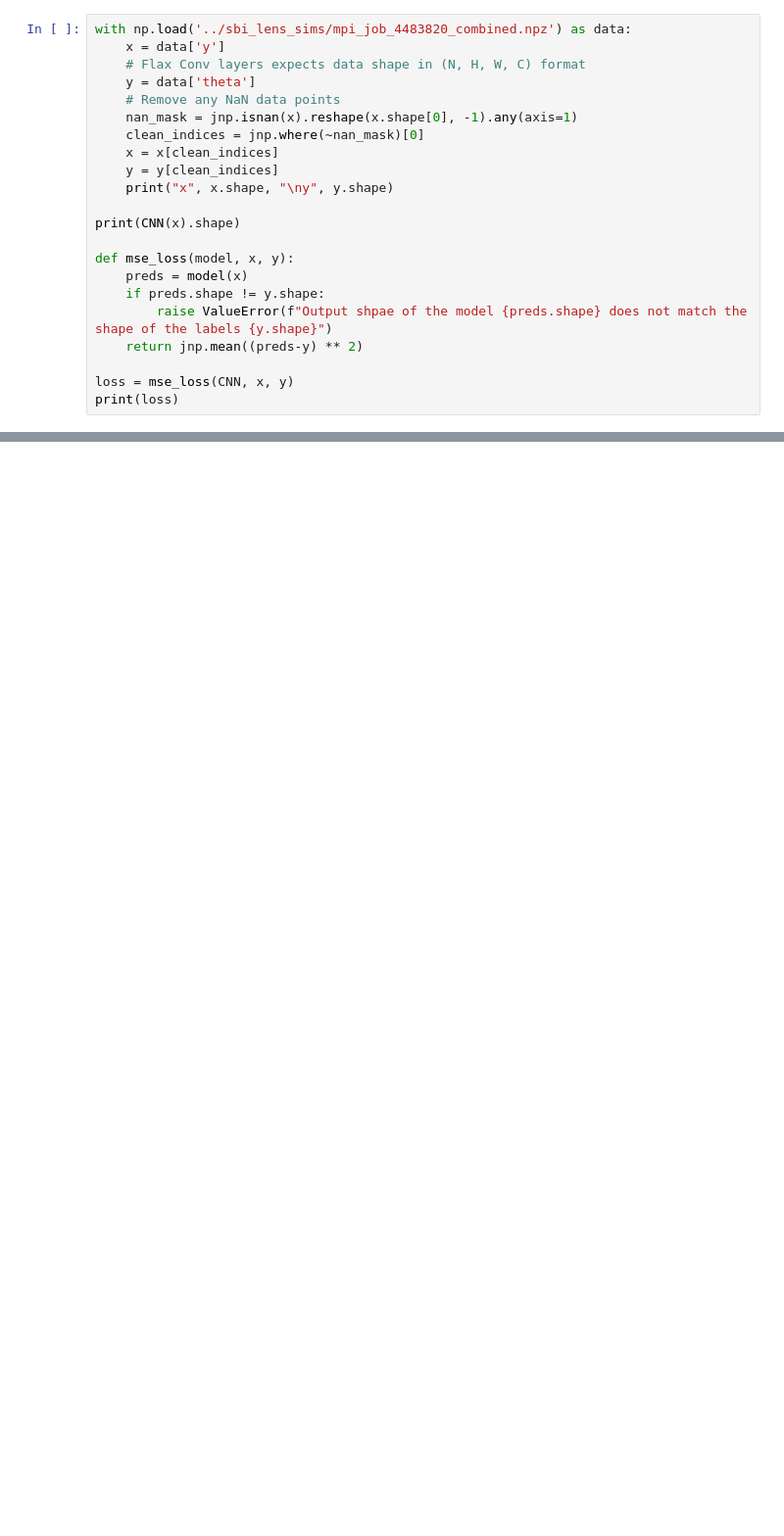
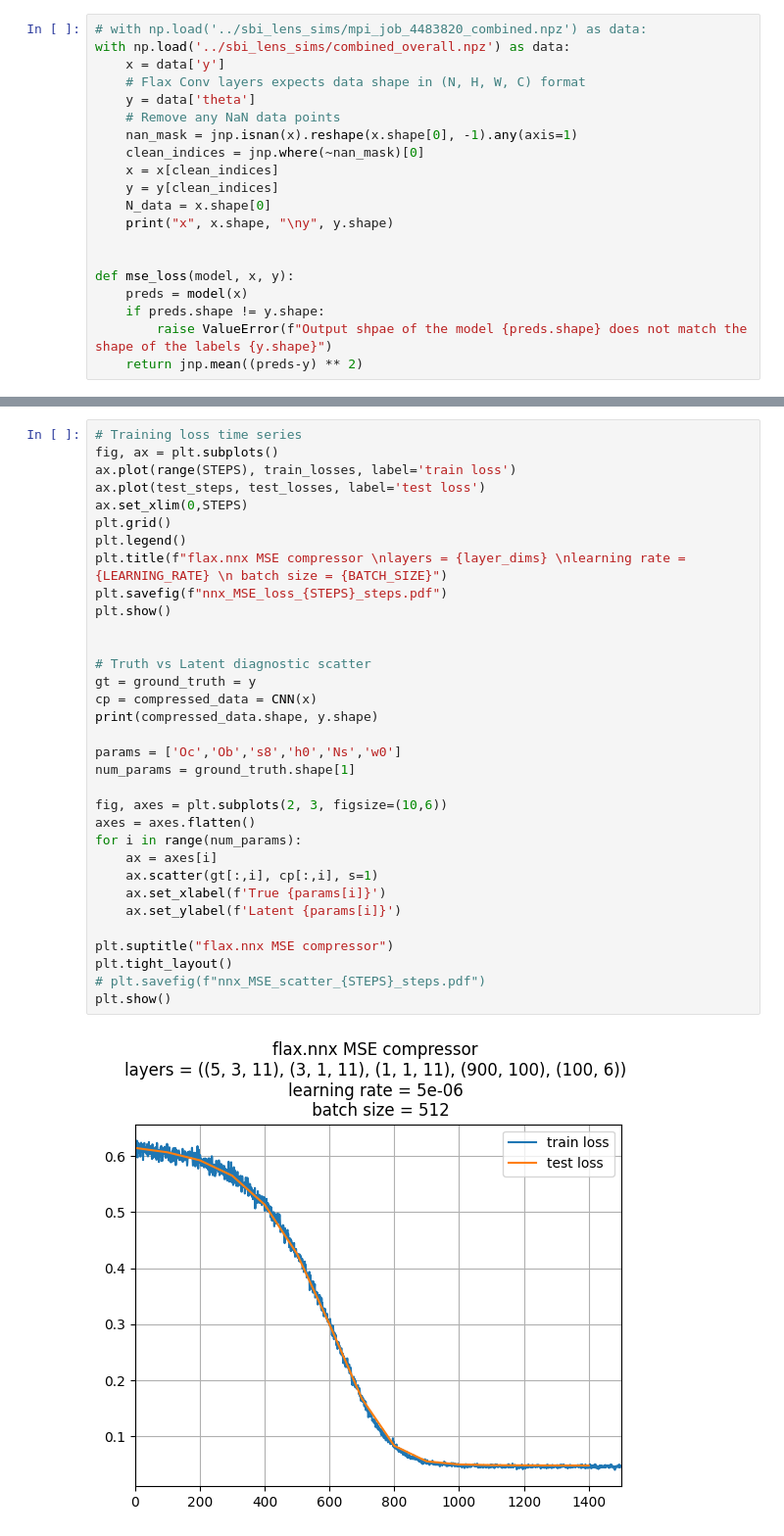
Before and after one commit to brian-chiang-git/sbi-compression, a Jupyter notebook: examples/nnx_build_nn.ipynb, the cells around one changed output, grey strips where cells are left out. Shown at 98% size. Cells and saved outputs as stored; diff of their text form; blank space fills up the shorter version.

```diff
--- a/examples/nnx_build_nn.ipynb
+++ b/examples/nnx_build_nn.ipynb
@@ -234,5 +218,6 @@ NN_Build( # Param: 203,172 (812.7 KB), RngState: 2 (12 B), Total: 203,174 (812.7
 # %%
-with np.load('../sbi_lens_sims/mpi_job_4483820_combined.npz') as data:
+# with np.load('../sbi_lens_sims/mpi_job_4483820_combined.npz') as data:
+with np.load('../sbi_lens_sims/combined_overall.npz') as data:
     x = data['y']
     # Flax Conv layers expects data shape in (N, H, W, C) format
     y = data['theta']
@@ -241,16 +226,13 @@ with np.load('../sbi_lens_sims/mpi_job_4483820_combined.npz') as data:
     clean_indices = jnp.where(~nan_mask)[0]
     x = x[clean_indices]
     y = y[clean_indices]
+    N_data = x.shape[0]
     print("x", x.shape, "\ny", y.shape)
 
-print(CNN(x).shape)
 
 def mse_loss(model, x, y):
     preds = model(x)
     if preds.shape != y.shape:
         raise ValueError(f"Output shpae of the model {preds.shape} does not match the shape of the labels {y.shape}")
     return jnp.mean((preds-y) ** 2)
-
-loss = mse_loss(CNN, x, y)
-print(loss)
 # %% [output]
@@ -347,0 +349,35 @@ Epoch 149 | Train Loss: 0.000493 | Test Loss: 0.041594
+# %%
+# Training loss time series
+fig, ax = plt.subplots()
+ax.plot(range(STEPS), train_losses, label='train loss')
+ax.plot(test_steps, test_losses, label='test loss')
+ax.set_xlim(0,STEPS)
+plt.grid()
+plt.legend()
+plt.title(f"flax.nnx MSE compressor \nlayers = {layer_dims} \nlearning rate = {LEARNING_RATE} \n batch size = {BATCH_SIZE}")
+plt.savefig(f"nnx_MSE_loss_{STEPS}_steps.pdf")
+plt.show()
+
+
+# Truth vs Latent diagnostic scatter
+gt = ground_truth = y
+cp = compressed_data = CNN(x)
+print(compressed_data.shape, y.shape)
+
+params = ['Oc','Ob','s8','h0','Ns','w0']
+num_params = ground_truth.shape[1]
+
+fig, axes = plt.subplots(2, 3, figsize=(10,6))
+axes = axes.flatten()
+for i in range(num_params):
+    ax = axes[i]
+    ax.scatter(gt[:,i], cp[:,i], s=1)
+    ax.set_xlabel(f'True {params[i]}')
+    ax.set_ylabel(f'Latent {params[i]}')
+
+plt.suptitle("flax.nnx MSE compressor")
+plt.tight_layout()
+# plt.savefig(f"nnx_MSE_scatter_{STEPS}_steps.pdf")
+plt.show()
+# %% [output]
+[figure, added]
```
Also changed, not shown: parts of 8 cells of this notebook, 15 other files.
